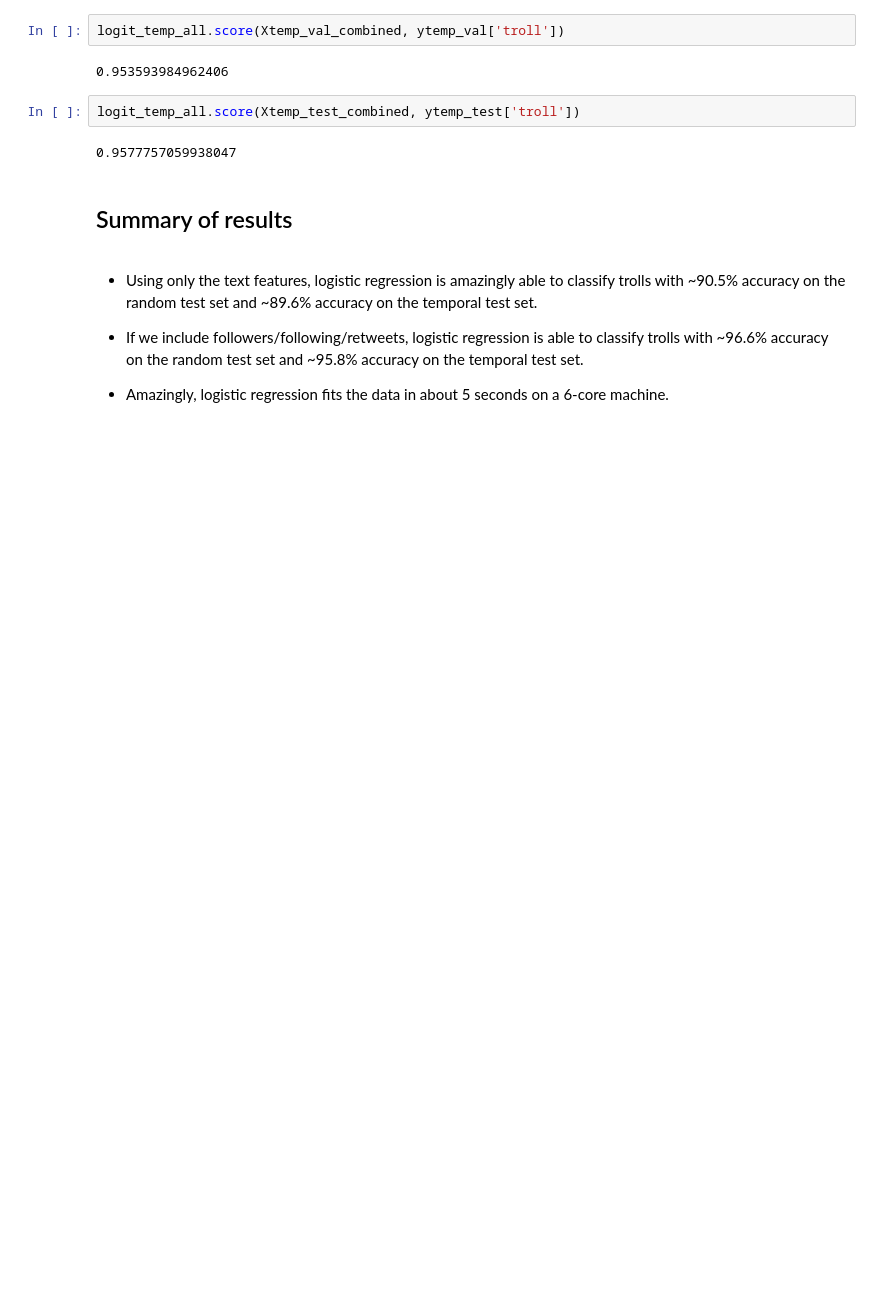
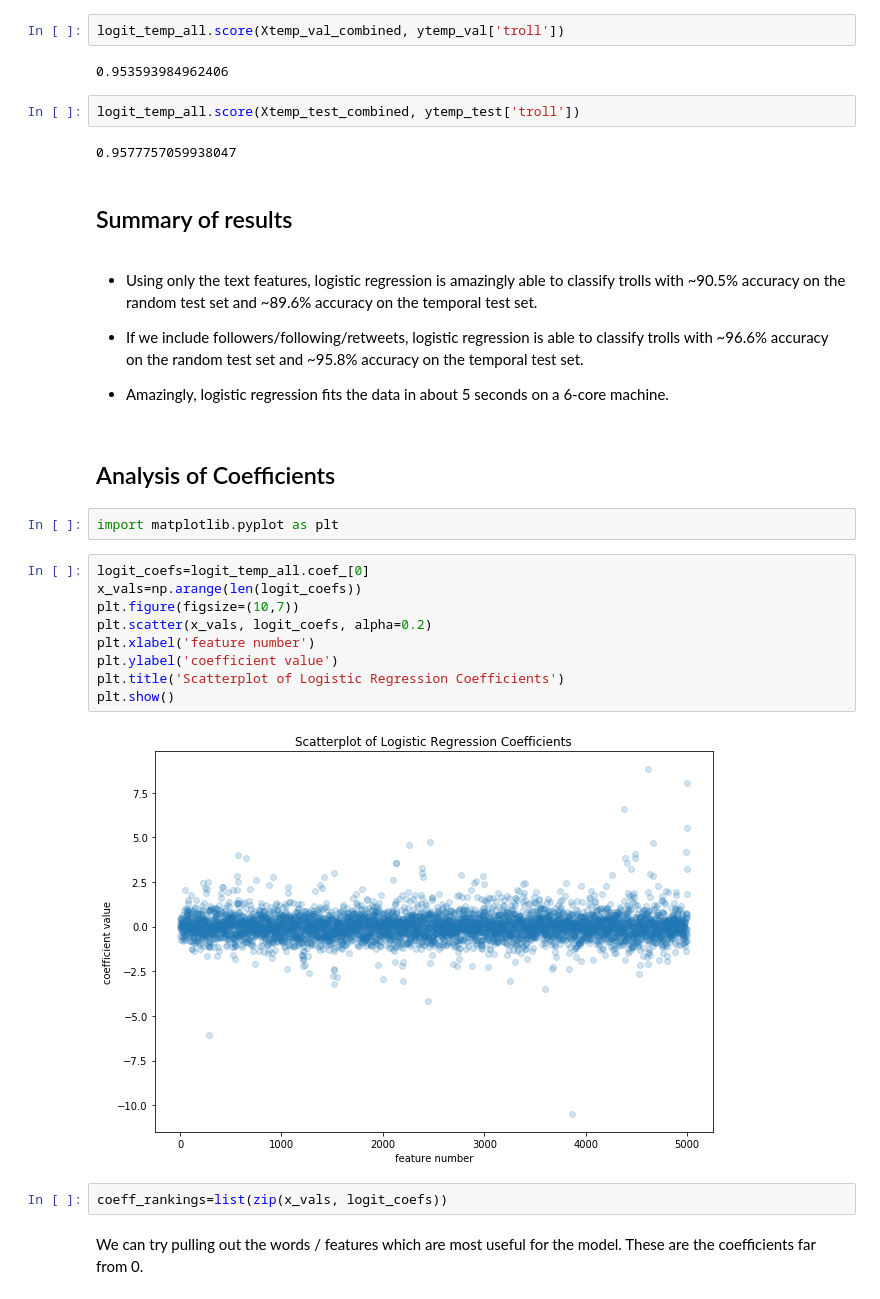
Before and after one commit to joeddav/troll_classification, a Jupyter notebook: notebooks/LogisticRegression.ipynb, the cells around one changed output. Saved outputs shown, nothing was run; the diff lists cells and outputs as text; blank space fills up the shorter version.

Commit message:
add interpretation of model

```diff
--- a/notebooks/LogisticRegression.ipynb
+++ b/notebooks/LogisticRegression.ipynb
@@ -211,3 +223,22 @@ logit_temp_all.score(Xtemp_test_combined, ytemp_test['troll'])
 - If we include followers/following/retweets, logistic regression is able to classify trolls with ~96.6% accuracy on the random test set and ~95.8% accuracy on the temporal test set.
 
 - Amazingly, logistic regression fits the data in about 5 seconds on a 6-core machine.
+# %% [markdown]
+## Analysis of Coefficients
+# %%
+import matplotlib.pyplot as plt
+# %%
+logit_coefs=logit_temp_all.coef_[0]
+x_vals=np.arange(len(logit_coefs))
+plt.figure(figsize=(10,7))
+plt.scatter(x_vals, logit_coefs, alpha=0.2)
+plt.xlabel('feature number')
+plt.ylabel('coefficient value')
+plt.title('Scatterplot of Logistic Regression Coefficients')
+plt.show()
+# %% [output]
+[figure, added]
+# %%
+coeff_rankings=list(zip(x_vals, logit_coefs))
+# %% [markdown]
+We can try pulling out the words / features which are most useful for the model. These are the coefficients far from 0.
```
Also changed, not shown: parts of 10 cells of this notebook.
